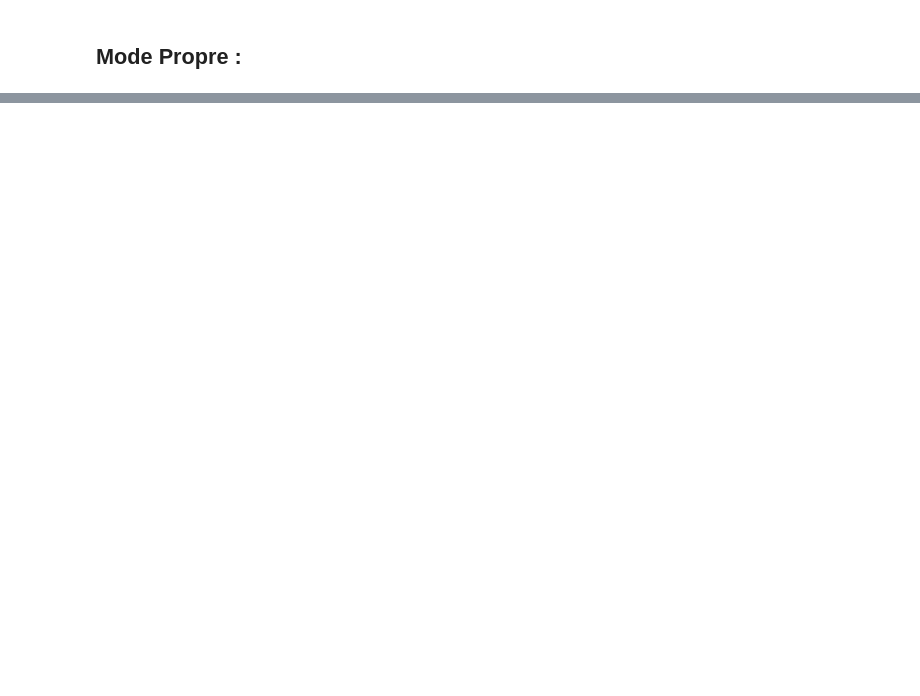
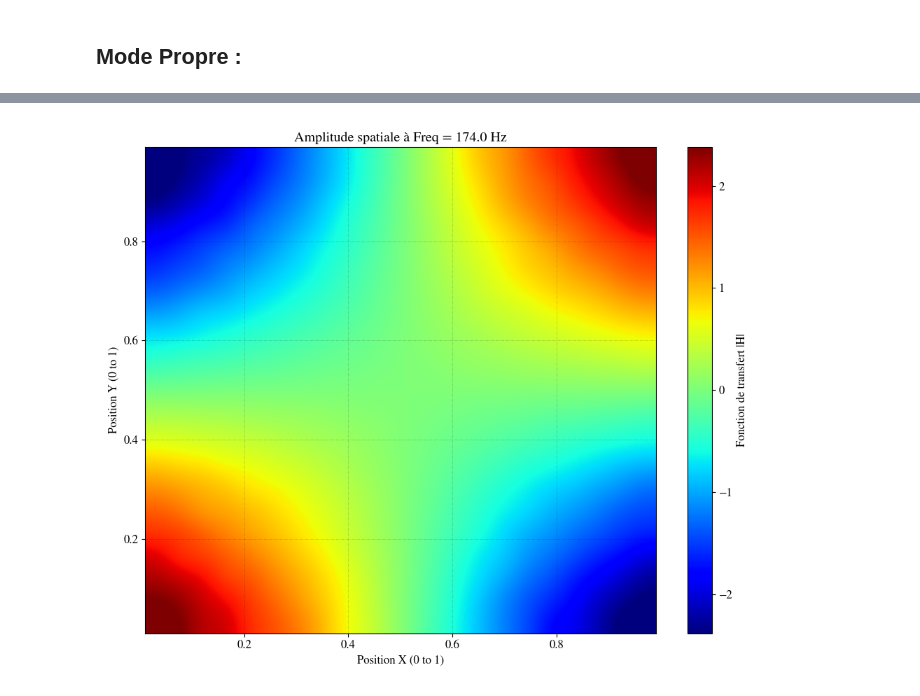
Before and after one commit to Oxineo/Laser_vibrometer_with_6_axes_robot, a Jupyter notebook: Signal_processing/process_reshape.ipynb, the cells around one changed output, grey strips where cells are left out. Cells and saved outputs as stored; diff of their text form; code cells hidden in the pictures; blank space fills up the shorter version.

```diff
--- a/Signal_processing/process_reshape.ipynb
+++ b/Signal_processing/process_reshape.ipynb
@@ -125,9 +104,9 @@ Sxx = (np.conjugate(SiE_FFT) * SiE_FFT) # Autospectre
 Sxy = (np.conjugate(SiE_FFT) * SiS_FFT)
 Syy = (np.conjugate(SiS_FFT) * SiS_FFT)
 
-Sxx_avg = np.sqrt(np.sum(Sxx**2 , axis=3))
-Sxy_avg = np.sqrt(np.sum(Sxy**2 , axis=3))
-Syy_avg = np.sqrt(np.sum(Syy**2 , axis=3))
+Sxx_avg = np.mean(Sxx , axis=3)
+Sxy_avg = np.mean(Sxy , axis=3)
+Syy_avg = np.mean(Syy , axis=3)
 
 H1 = Sxy_avg / Sxx_avg
 H2 = Syy_avg / Sxy_avg
@@ -136,16 +115,17 @@ Co = H1 / H2
 
 print(H1.shape)
 
-fig = plt.figure(figsize=(8,12))
+fig = plt.figure(figsize=(8,12), num = "Analyse Spectral de l'estimateur de la fonction de transfert")
 ax_H1 = fig.add_subplot(311)
 
 H1_1010 = np.abs(H1[2,2,:])
 ax_H1.loglog(freqs , H1_1010 ,color = 'black')
 
+
 ax_H2 = fig.add_subplot(312,sharex = ax_H1)
 
 H2_1010 = np.abs(H2[1,1,:])
-ax_H2.loglog(freqs , H1_1010/H2_1010 ,color = 'orange')
+ax_H2.loglog(freqs , H2_1010 ,color = 'orange')
 
 
 ax_Co = fig.add_subplot(313,sharex = ax_H1)
@@ -189,5 +173,84 @@ plt.show()
 Mode Propre :
 ---
 # %%
-mode_propre = plt.figure()
+%matplotlib notebook
+
+from ipywidgets import *
+from ipywidgets import FloatSlider, Button, HBox, Layout, interactive_output
+from IPython.display import display
+
+mode_propre = plt.figure(figsize = (10,8))
+ax_fft2D = mode_propre.add_subplot()
+extent_physique = (x_value.min(), x_value.max(), y_value.min(), y_value.max())
+
+freq_init = 174# Hz
+idx = min(range(len(freqs)), key=lambda i: abs(freqs[i]-freq_init))
+
+print(freqs[idx])
+
+H1_r = np.real(H1)
+
+im = ax_fft2D.imshow(H1_r[:,:,idx].T,
+                     extent=extent_physique,
+                     origin='lower', aspect='auto', cmap="jet", interpolation="bicubic"
+                     )
+
+print(H1_r.shape)
+q = np.quantile(H1_r[:, :, idx] , 0.99)
+im.set_clim(np.array([-1.0,1.0])*q)
+
+cbar = mode_propre.colorbar(im, ax=ax_fft2D)
+cbar.set_label("Fonction de transfert |H|")
+
+ax_fft2D.set_title(f"Amplitude spatiale à Freq = {freqs[idx]:.1f} Hz")
+ax_fft2D.set_xlabel("Position X (0 to 1)")
+ax_fft2D.set_ylabel("Position Y (0 to 1)")
+
+def update( freq = freq_init ):
+    id = min(range(len(freqs)), key=lambda i: abs(freqs[i]-freq))
+    im.set_data(H1_r[:,:,id].T)
+    q = np.quantile(H1_r[:, :, id] , 0.99)
+    im.set_clim(np.array([-1.0,1.0])*q)
+    ax_fft2D.set_title(f"Amplitude spatiale à Freq = {freqs[id]:.1f} Hz")
+    mode_propre.canvas.draw_idle()
+
+freq_slider = FloatSlider(
+    value=freq_init,              # Valeur initiale
+    min=freqs.min(),              # Valeur minimale basée sur tes données
+    max=2500.0,              # Valeur maximale basée sur tes données
+    step=0.5,                     # Résolution du slider
+    description='Fréq (Hz):',     # Le texte à côté du slider
+    layout=Layout(width='1200px')
+)
+
+step = 0.5
+
+btn_moins = Button(
+    description=f"- {step}",
+    layout=Layout(width='60px'),
+    button_style='info' # Donne une petite couleur bleue sympa
+)
+
+btn_plus = Button(
+    description=f"+ {step}",
+    layout=Layout(width='60px'),
+    button_style='info'
+)
+
+def decale_moins(b):
+    # On diminue la valeur du slider sans descendre sous le minimum
+    freq_slider.value = max(freq_slider.min, freq_slider.value - step)
+
+def decale_plus(b):
+    # On augmente la valeur du slider sans dépasser le maximum
+    freq_slider.value = min(freq_slider.max, freq_slider.value + step)
+
+# On attache les actions aux clics
+btn_moins.on_click(decale_moins)
+btn_plus.on_click(decale_plus)
+
+interface = HBox([btn_moins, freq_slider, btn_plus])
+out = interactive_output(update, {'freq': freq_slider})
+
+display(interface)
 # %% [output]
@@ -194 +261 @@ mode_propre = plt.figure()
-[figure, old version]
+[figure, new version]
```
Also changed, not shown: parts of 4 cells of this notebook.
